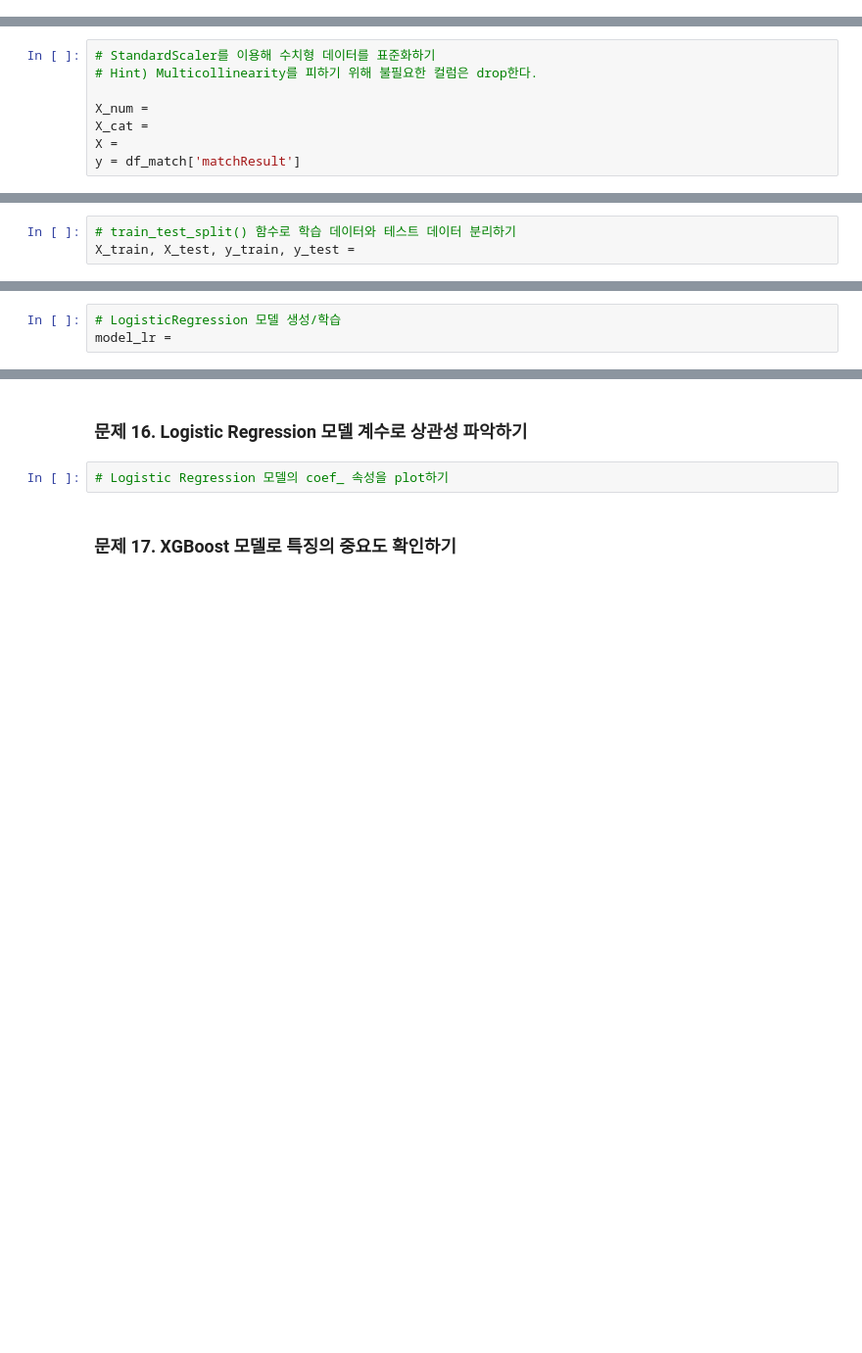
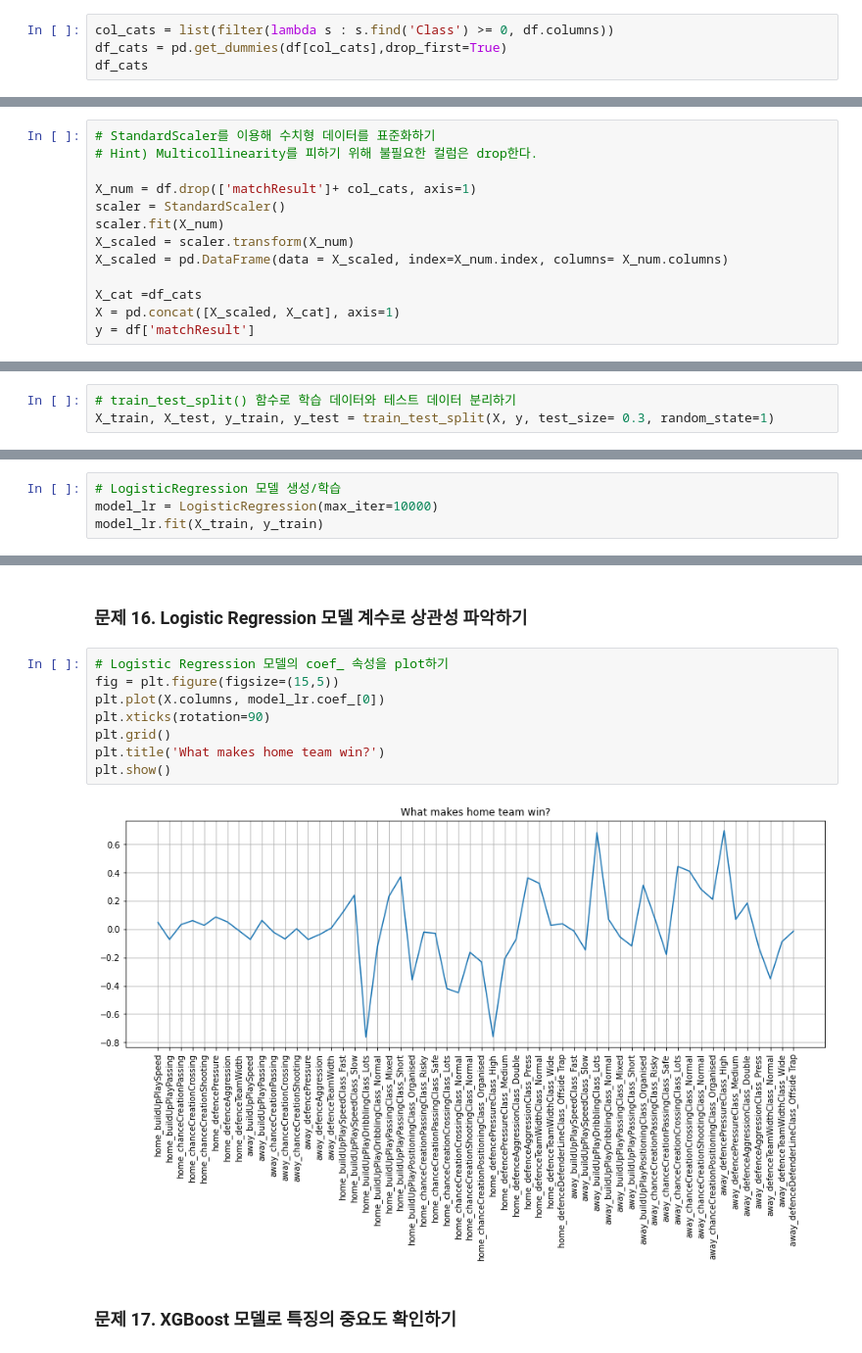
Before and after one commit to khiljaekang/colab, a Jupyter notebook: 오늘_밤_유럽_축구,_어디가_이길까__데이터로_분석하고_내기를_이겨보자.ipynb, the cells around one changed output, grey strips where cells are left out. Shown at 98% size. Drawn from its saved outputs; the diff is of its cells as text; blank space fills up the shorter version.

```diff
--- a/오늘_밤_유럽_축구,_어디가_이길까__데이터로_분석하고_내기를_이겨보자.ipynb
+++ b/오늘_밤_유럽_축구,_어디가_이길까__데이터로_분석하고_내기를_이겨보자.ipynb
@@ -396,0 +532,4 @@ df['matchResult'] =
+# %%
+col_cats = list(filter(lambda s : s.find('Class') >= 0, df.columns))
+df_cats = pd.get_dummies(df[col_cats],drop_first=True)
+df_cats
@@ -402,7 +555,12 @@ from sklearn.preprocessing import StandardScaler
 # StandardScaler를 이용해 수치형 데이터를 표준화하기
 # Hint) Multicollinearity를 피하기 위해 불필요한 컬럼은 drop한다.
 
-X_num =
-X_cat =
-X =
-y = df_match['matchResult']
+X_num = df.drop(['matchResult']+ col_cats, axis=1)
+scaler = StandardScaler()
+scaler.fit(X_num)
+X_scaled = scaler.transform(X_num)
+X_scaled = pd.DataFrame(data = X_scaled, index=X_num.index, columns= X_num.columns)
+
+X_cat =df_cats
+X = pd.concat([X_scaled, X_cat], axis=1)
+y = df['matchResult']
@@ -412,7 +606,7 @@ y = df_match['matchResult']
 from sklearn.model_selection import train_test_split
 # %%
 # train_test_split() 함수로 학습 데이터와 테스트 데이터 분리하기
-X_train, X_test, y_train, y_test =
+X_train, X_test, y_train, y_test = train_test_split(X, y, test_size= 0.3, random_state=1)
 # %% [markdown]
 ## Step 4. Classification 모델 학습하기
 # %% [markdown]
@@ -421,4 +615,5 @@ X_train, X_test, y_train, y_test =
 from sklearn.linear_model import LogisticRegression
 # %%
 # LogisticRegression 모델 생성/학습
-model_lr =
+model_lr = LogisticRegression(max_iter=10000)
+model_lr.fit(X_train, y_train)
@@ -445,7 +685,15 @@ pred =
 ## Step5 모델 학습 결과 심화 분석하기
 # %% [markdown]
 ### 문제 16. Logistic Regression 모델 계수로 상관성 파악하기
-# %%
-# Logistic Regression 모델의 coef_ 속성을 plot하기
+# %%
+# Logistic Regression 모델의 coef_ 속성을 plot하기
+fig = plt.figure(figsize=(15,5))
+plt.plot(X.columns, model_lr.coef_[0])
+plt.xticks(rotation=90)
+plt.grid()
+plt.title('What makes home team win?')
+plt.show()
+# %% [output]
+[figure, added]
 # %% [markdown]
 ### 문제 17. XGBoost 모델로 특징의 중요도 확인하기
```
Also changed, not shown: parts of 35 cells of this notebook.
